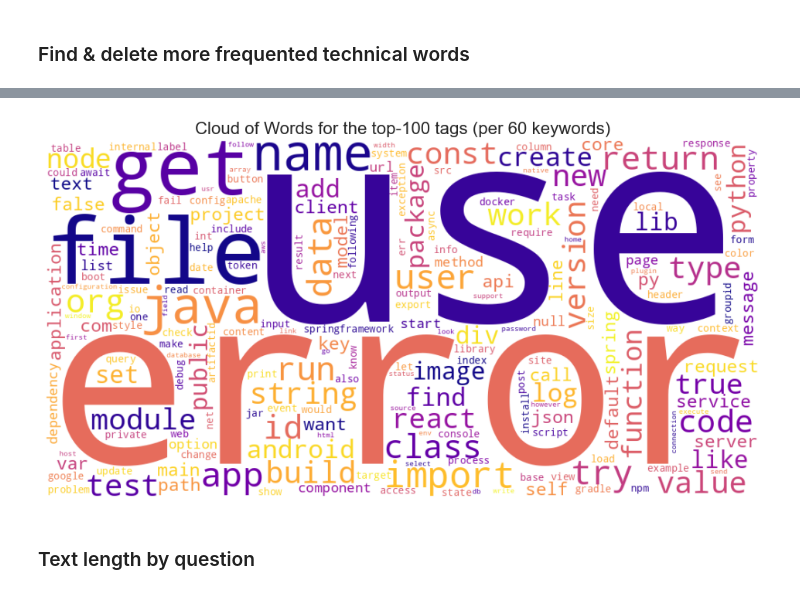
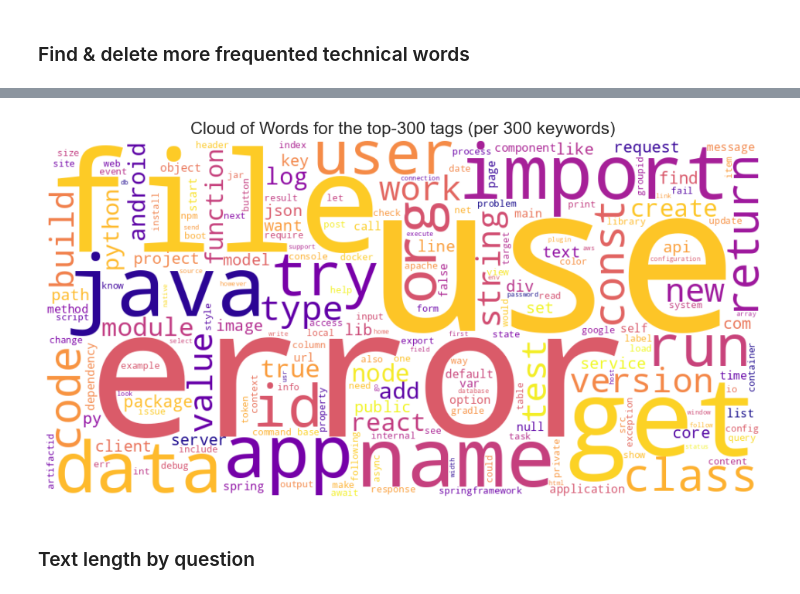
Before and after one commit to alinacharon/Stack_Overflow, a Jupyter notebook: notebooks/Charon_Alina_1_notebook_exploration_062025_1.ipynb, the cells around one changed output, grey strips where cells are left out. Drawn from its saved outputs; the diff is of its cells as text; code cells hidden in the pictures.

```diff
--- a/notebooks/Charon_Alina_1_notebook_exploration_062025_1.ipynb
+++ b/notebooks/Charon_Alina_1_notebook_exploration_062025_1.ipynb
@@ -729,24 +729,24 @@ print(top_words.head(60))
 # %%
 top_tags = df_filtered['Tags'].explode().value_counts().head(300).index
 
 mask = df_filtered['Tags'].apply(lambda tag_list: any(tag in top_tags for tag in tag_list))
 tag_texts = df_filtered[mask]['text_clean']
 text_combined = ' '.join(tag_texts)
 
 vect_limited = CountVectorizer(vocabulary=top_words['word']
                                .head(300).tolist())
 X_tag = vect_limited.fit_transform([text_combined])
 freqs = dict(zip(vect_limited.get_feature_names_out(), X_tag.toarray()[0]))
 
 wordcloud = WordCloud(width=1000, height=500, background_color='white', colormap='plasma').generate_from_frequencies(freqs)
 
 plt.figure(figsize=(12, 6))
 plt.imshow(wordcloud, interpolation='bilinear')
 plt.axis('off')
-plt.title('Cloud of Words for the top-100 tags (per 60 keywords)', fontsize=16)
+plt.title('Cloud of Words for the top-300 tags (per 300 keywords)', fontsize=16)
 plt.show()
 # %% [output]
-[figure, old version]
+[figure, new version]
 # %%
 custom_stopwords = {
     'error', 'file', 'import', 'get', 'try', 'code', 'return', 'see',
```
Also changed, not shown: parts of 3 cells of this notebook, 14 other files.
